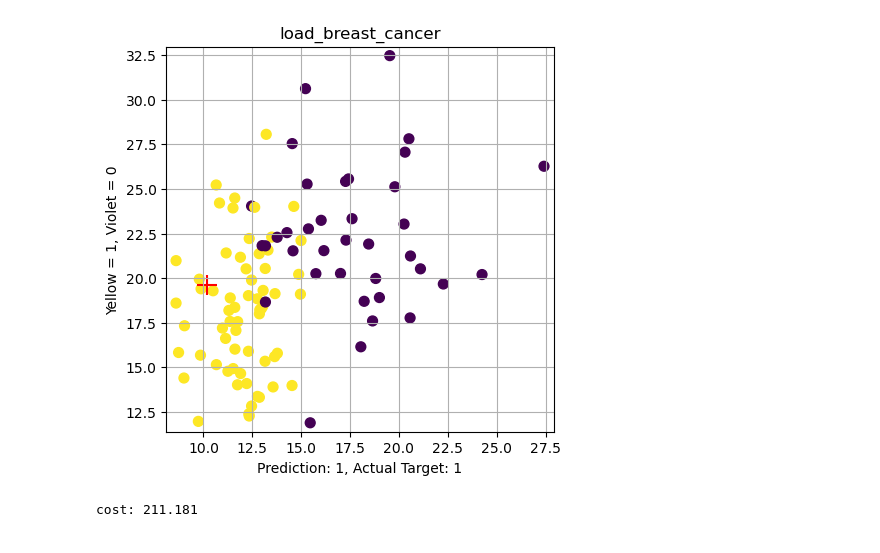
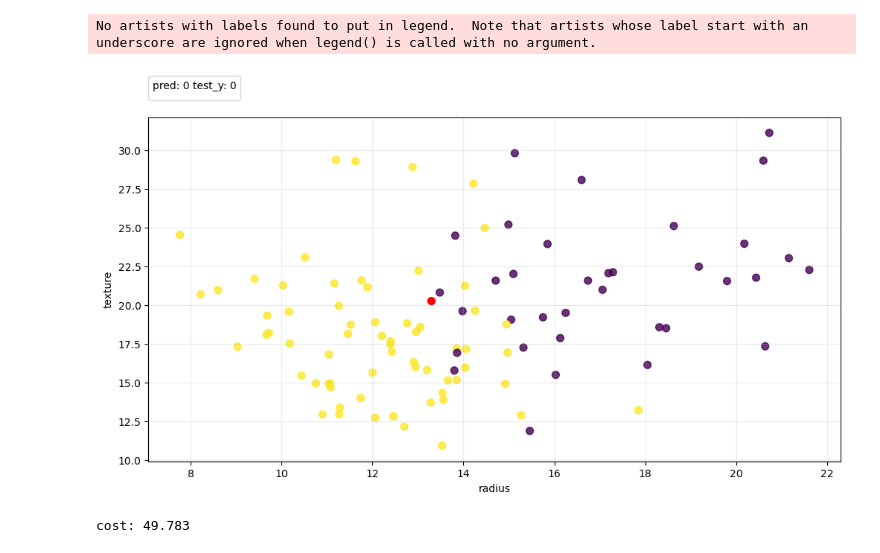
Before and after one commit to lif31up/machine-learning-from-scratch, a Jupyter notebook: logistic_regression.ipynb, the cells around one changed output. Saved outputs shown, nothing was run; the diff lists cells and outputs as text; code cells hidden in the pictures.

```diff
--- a/logistic_regression.ipynb
+++ b/logistic_regression.ipynb
@@ -21,4 +33,3 @@ plt.show()
 # %%
-def sigmoid(x: np.array, e=2.7182) -> np.array: return 1 / (1 + e ** (-x))
-def reLu(x: np.array) -> np.array: return np.array([max(0, value) for value in x])
-def seLu(x: np.array, e=2.7182, a=1.0507) -> np.array: return np.array([value if value >= 0 else a * (e ** value - 1) for value in x])
+def sigmoid(x, e=2.7182): return 1 / (1 + e ** (-x))
+def reLu(x): return np.array(max(0, x))
@@ -45,4 +36,24 @@ class LogisticRegression:
-# %%
-lr = 0.0001
-iters = 10000
+# %%
+def gdr(x, y, weight, act_func, lr):
+    indications = act_func(np.dot(x, weight))
+    weight -= (lr / x.shape[0]) * np.dot(x.T, (indications - y))
+# gdr
+
+class LogisticRegression:
+    def __init__(self, n_inpt): self.weight = np.random.rand(n_inpt)
+    def train(self, dataset, iters: int, lr=0.01):
+        for _ in range(iters):
+            for x, y in dataset:
+                gdr(x, y, self.weight, act_func=reLu, lr=lr)
+    # train
+
+    def __call__(self, x): return 1 if np.dot(x, self.weight) >= 0.5 else 0
+
+    def loss(self, xy):
+        x, y = xy.data[:100, 0:2], xy.target[:100]
+        probability = np.dot(x, self.weight)
+        loss = np.mean(np.exp(1 - probability) * y) + np.sum(np.exp(probability) * (1 - y))
+        print(f"cost: {loss:.3f}")
+    # loss
+# LogisticRegression
 # %%
@@ -54,20 +65,14 @@ cost: 902029968.851
-# %%
-index = random.randrange(len(test_y))
-prediction = model(test_x[index, :])
-
-plt.figure(figsize=(5,5))
-plt.scatter(x=train_x[:, 0], y=train_x[:, 1], s=50, alpha=1, c=train_y)
-plt.scatter(x=test_x[index,0], y=test_x[index,1], c='r', s=200, marker='+')
-plt.xlim(train_x[:, 0].min() - 0.5, train_x[:, 0].max() + 0.5)
-plt.ylim(train_x[:, 1].min() - 0.5, train_x[:, 1].max() + 0.5)
-plt.grid()
-plt.xlabel(f"Prediction: {prediction:.0f}, Actual Target: {test_y[index]}")
-plt.ylabel("Yellow = 1, Violet = 0")
-plt.title("load_breast_cancer")
-plt.show()
-# %% [output]
-[figure, removed]
+# %%
+index = random.randrange(0, 100)
+test_x, test_y = testset[index]
+pred = model(test_x)
+ax1.scatter(x=test_x[0], y=test_x[1], s=50, alpha=1, c="r")
+ax1.legend(title=f"pred: {pred} test_y: {test_y}", fontsize=10, loc=(0,1.05))
+fig
+# %% [output]
+No artists with labels found to put in legend.  Note that artists whose label start with an underscore are ignored when legend() is called with no argument.
+[figure, added]
 # %%
-model.loss(test_x, test_y)
+model.loss(data)
 # %% [output]
-cost: 211.181
+cost: 49.783
```
Also changed, not shown: parts of 5 cells of this notebook.
